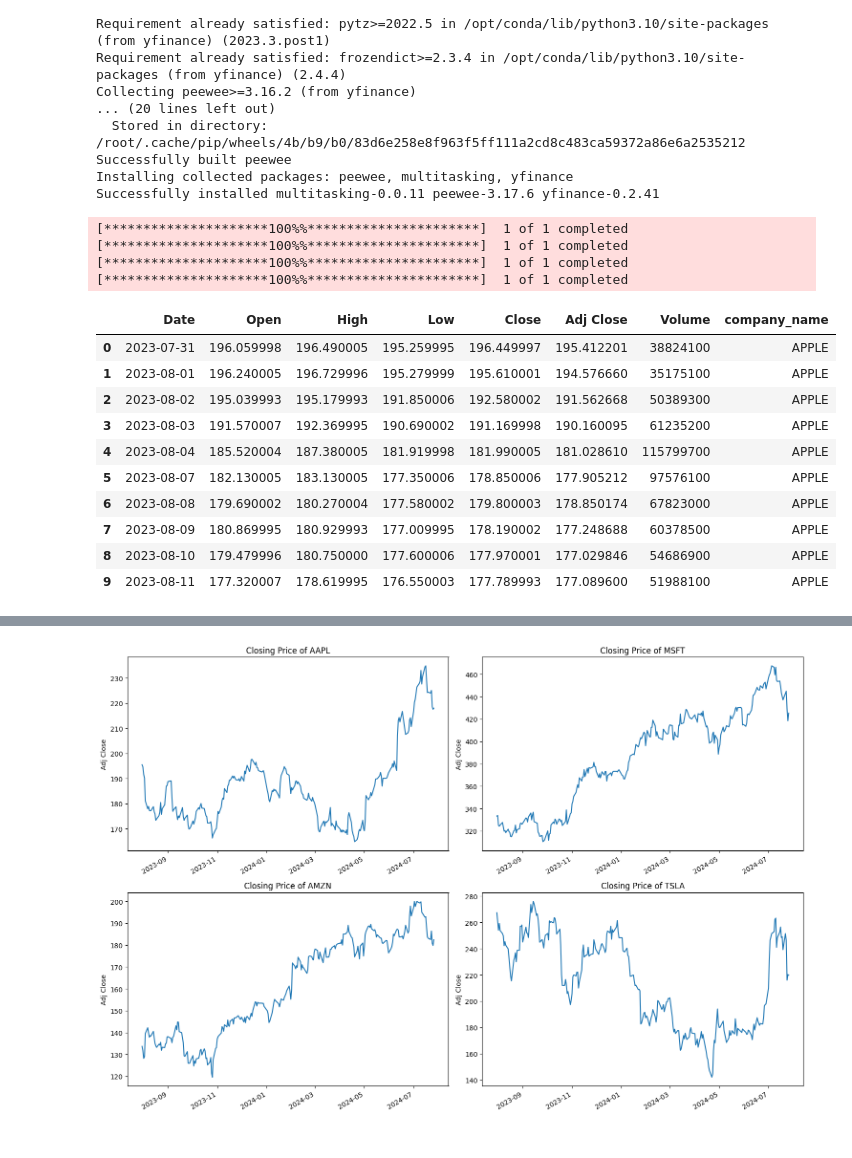
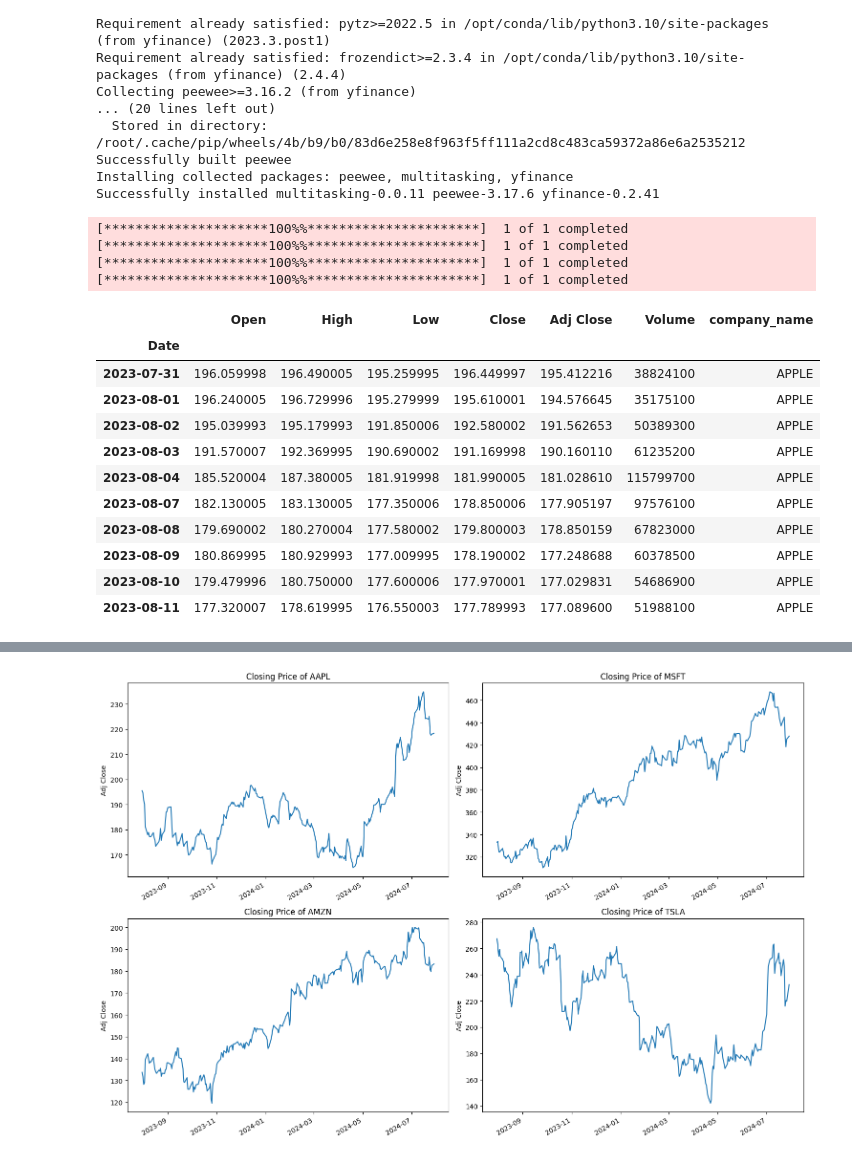
Before and after one commit to davex9000/Stock-market-prediction, a Jupyter notebook: stock_market_baseline.ipynb, the cells around one changed output, grey strips where cells are left out. Saved outputs shown, nothing was run; the diff lists cells and outputs as text; code cells hidden in the pictures.

```diff
--- a/stock_market_baseline.ipynb
+++ b/stock_market_baseline.ipynb
@@ -36,45 +36,46 @@ from pandas_datareader import data as pdr
 
 # for time stamp
 from datetime import datetime, timedelta
 
 
 # selected securities
 tech_list = ['AAPL', 'MSFT', 'AMZN', 'TSLA']
 
 
 # start and end time of the stock
 end = datetime.now()
 start = datetime(end.year-1, end.month, end.day)
 
 for stock in tech_list:
     globals()[stock] = yf.download(stock, start, end)
 
 company_list = [AAPL, MSFT, AMZN, TSLA]
 company_name = ["APPLE", "MICRODOFT", "AMAZON", "TESLA"]
 
 
 for company, com_name in zip(company_list, company_name):
     company["company_name"] = com_name
 
 df = pd.concat(company_list, axis=0)
-df = df.reset_index() # to add date as a column
+# df = df.reset_index() # to add date as a column
 df.head(10)
 # %% [output]
 [*********************100%%**********************]  1 of 1 completed
 [*********************100%%**********************]  1 of 1 completed
 [*********************100%%**********************]  1 of 1 completed
 [*********************100%%**********************]  1 of 1 completed
-|  | Date | Open | High | Low | Close | Adj Close | Volume | company_name |
-| 0 | 2023-07-31 | 196.059998 | 196.490005 | 195.259995 | 196.449997 | 195.412201 | 38824100 | APPLE |
-| 1 | 2023-08-01 | 196.240005 | 196.729996 | 195.279999 | 195.610001 | 194.576660 | 35175100 | APPLE |
-| 2 | 2023-08-02 | 195.039993 | 195.179993 | 191.850006 | 192.580002 | 191.562668 | 50389300 | APPLE |
-| 3 | 2023-08-03 | 191.570007 | 192.369995 | 190.690002 | 191.169998 | 190.160095 | 61235200 | APPLE |
-| 4 | 2023-08-04 | 185.520004 | 187.380005 | 181.919998 | 181.990005 | 181.028610 | 115799700 | APPLE |
-| 5 | 2023-08-07 | 182.130005 | 183.130005 | 177.350006 | 178.850006 | 177.905212 | 97576100 | APPLE |
-| 6 | 2023-08-08 | 179.690002 | 180.270004 | 177.580002 | 179.800003 | 178.850174 | 67823000 | APPLE |
-| 7 | 2023-08-09 | 180.869995 | 180.929993 | 177.009995 | 178.190002 | 177.248688 | 60378500 | APPLE |
-| 8 | 2023-08-10 | 179.479996 | 180.750000 | 177.600006 | 177.970001 | 177.029846 | 54686900 | APPLE |
-| 9 | 2023-08-11 | 177.320007 | 178.619995 | 176.550003 | 177.789993 | 177.089600 | 51988100 | APPLE |
+|  | Open | High | Low | Close | Adj Close | Volume | company_name |
+| Date |  |  |  |  |  |  |  |
+| 2023-07-31 | 196.059998 | 196.490005 | 195.259995 | 196.449997 | 195.412216 | 38824100 | APPLE |
+| 2023-08-01 | 196.240005 | 196.729996 | 195.279999 | 195.610001 | 194.576645 | 35175100 | APPLE |
+| 2023-08-02 | 195.039993 | 195.179993 | 191.850006 | 192.580002 | 191.562653 | 50389300 | APPLE |
+| 2023-08-03 | 191.570007 | 192.369995 | 190.690002 | 191.169998 | 190.160110 | 61235200 | APPLE |
+| 2023-08-04 | 185.520004 | 187.380005 | 181.919998 | 181.990005 | 181.028610 | 115799700 | APPLE |
+| 2023-08-07 | 182.130005 | 183.130005 | 177.350006 | 178.850006 | 177.905197 | 97576100 | APPLE |
+| 2023-08-08 | 179.690002 | 180.270004 | 177.580002 | 179.800003 | 178.850159 | 67823000 | APPLE |
+| 2023-08-09 | 180.869995 | 180.929993 | 177.009995 | 178.190002 | 177.248688 | 60378500 | APPLE |
+| 2023-08-10 | 179.479996 | 180.750000 | 177.600006 | 177.970001 | 177.029831 | 54686900 | APPLE |
+| 2023-08-11 | 177.320007 | 178.619995 | 176.550003 | 177.789993 | 177.089600 | 51988100 | APPLE |
 # %%
 df
 # %% [output]
```
Also changed, not shown: parts of 4 cells of this notebook.
